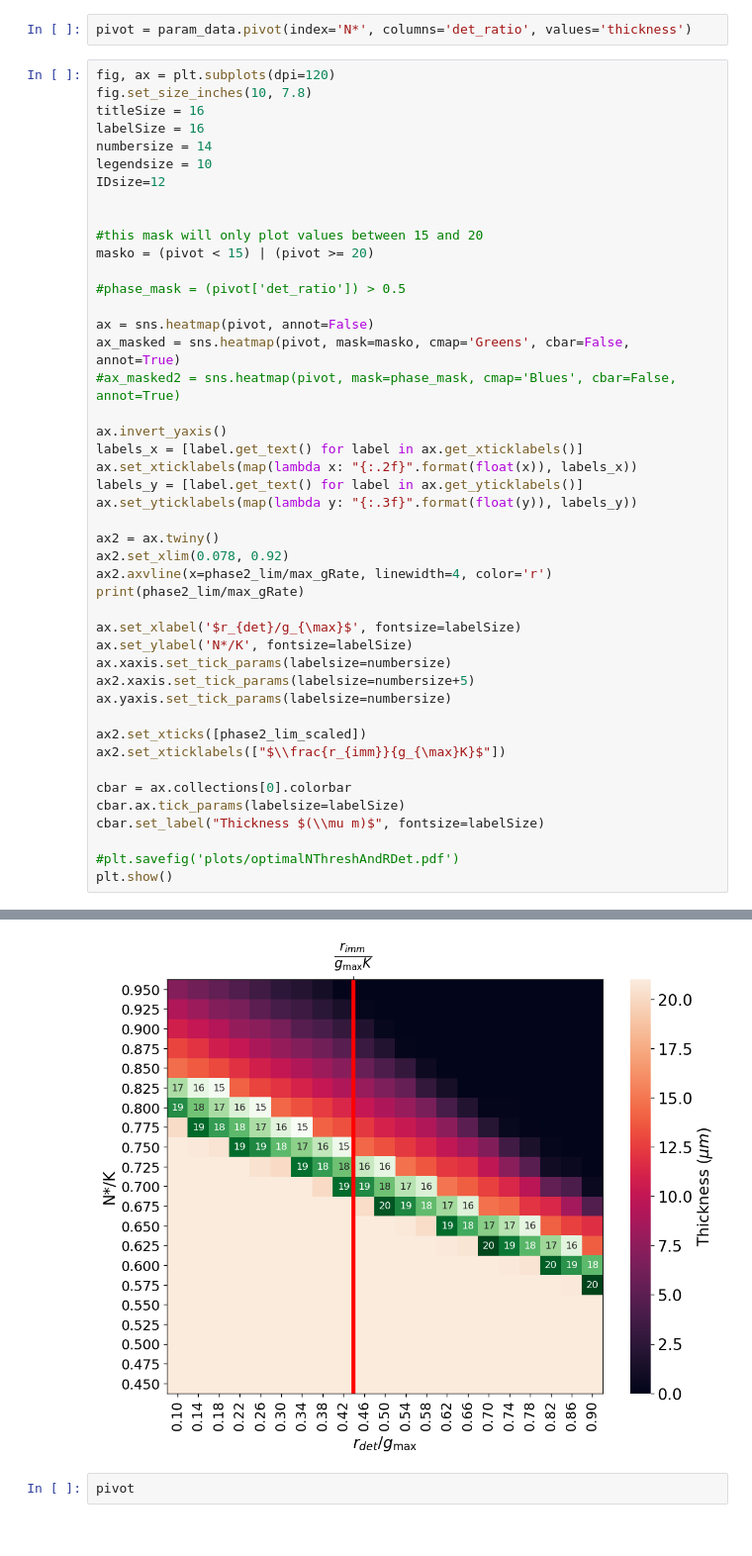
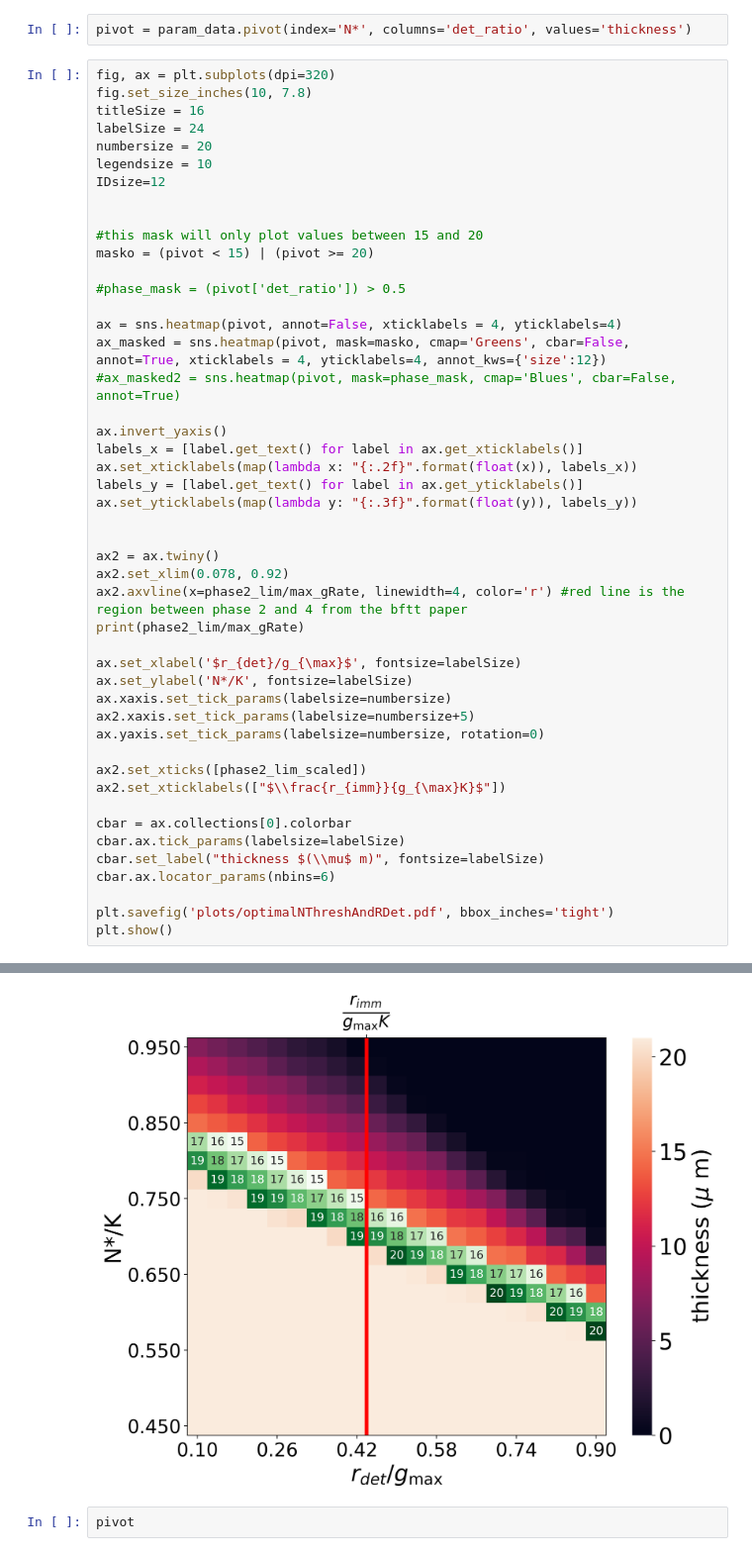
Before and after one commit to patricksinclair/multispecies_postprocessing, a Jupyter notebook: parameter_diagnostics/optimal_param_pairs.ipynb, the cells around one changed output, grey strips where cells are left out. Shown at 99% size. Saved outputs shown, nothing was run; the diff lists cells and outputs as text.

```diff
--- a/parameter_diagnostics/optimal_param_pairs.ipynb
+++ b/parameter_diagnostics/optimal_param_pairs.ipynb
@@ -47,11 +47,11 @@ Index(['tau', 'sim_time', 'sim_time_stDev', 'exit_time', 'exit_time_stDev',
 # %%
 pivot = param_data.pivot(index='N*', columns='det_ratio', values='thickness')
 # %%
-fig, ax = plt.subplots(dpi=120)
+fig, ax = plt.subplots(dpi=320)
 fig.set_size_inches(10, 7.8)
 titleSize = 16
-labelSize = 16
-numbersize = 14
+labelSize = 24
+numbersize = 20
 legendsize = 10
 IDsize=12
 
@@ -60,40 +60,42 @@ IDsize=12
 masko = (pivot < 15) | (pivot >= 20)
 
 #phase_mask = (pivot['det_ratio']) > 0.5
 
-ax = sns.heatmap(pivot, annot=False)
-ax_masked = sns.heatmap(pivot, mask=masko, cmap='Greens', cbar=False, annot=True)
+ax = sns.heatmap(pivot, annot=False, xticklabels = 4, yticklabels=4)
+ax_masked = sns.heatmap(pivot, mask=masko, cmap='Greens', cbar=False, annot=True, xticklabels = 4, yticklabels=4, annot_kws={'size':12})
 #ax_masked2 = sns.heatmap(pivot, mask=phase_mask, cmap='Blues', cbar=False, annot=True)
 
 ax.invert_yaxis()
 labels_x = [label.get_text() for label in ax.get_xticklabels()]
 ax.set_xticklabels(map(lambda x: "{:.2f}".format(float(x)), labels_x))
 labels_y = [label.get_text() for label in ax.get_yticklabels()]
 ax.set_yticklabels(map(lambda y: "{:.3f}".format(float(y)), labels_y))
 
+
 ax2 = ax.twiny()
 ax2.set_xlim(0.078, 0.92)
-ax2.axvline(x=phase2_lim/max_gRate, linewidth=4, color='r')
+ax2.axvline(x=phase2_lim/max_gRate, linewidth=4, color='r') #red line is the region between phase 2 and 4 from the bftt paper
 print(phase2_lim/max_gRate)
 
 ax.set_xlabel('$r_{det}/g_{\max}$', fontsize=labelSize)
 ax.set_ylabel('N*/K', fontsize=labelSize)
 ax.xaxis.set_tick_params(labelsize=numbersize)
 ax2.xaxis.set_tick_params(labelsize=numbersize+5)
-ax.yaxis.set_tick_params(labelsize=numbersize)
+ax.yaxis.set_tick_params(labelsize=numbersize, rotation=0)
 
 ax2.set_xticks([phase2_lim_scaled])
 ax2.set_xticklabels(["$\\frac{r_{imm}}{g_{\max}K}$"])
 
 cbar = ax.collections[0].colorbar
 cbar.ax.tick_params(labelsize=labelSize)
-cbar.set_label("Thickness $(\\mu m)$", fontsize=labelSize)
+cbar.set_label("thickness $(\\mu$ m)", fontsize=labelSize)
+cbar.ax.locator_params(nbins=6)
 
-#plt.savefig('plots/optimalNThreshAndRDet.pdf')
+plt.savefig('plots/optimalNThreshAndRDet.pdf', bbox_inches='tight')
 plt.show()
 # %% [output]
 0.43811610076670315
-[figure, old version]
+[figure, new version]
 # %%
 pivot
 # %% [output]
```
Also changed, not shown: parts of 1 cell of this notebook, 6 other files.
